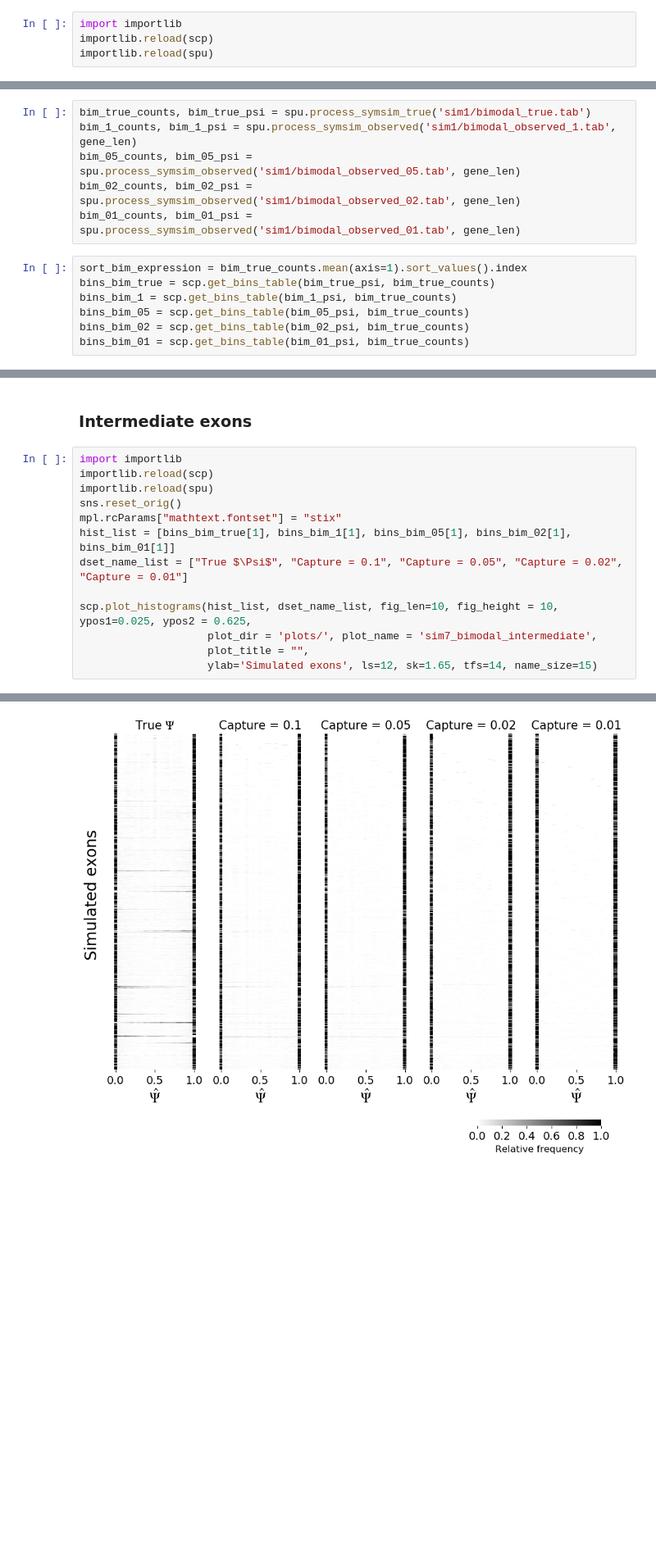
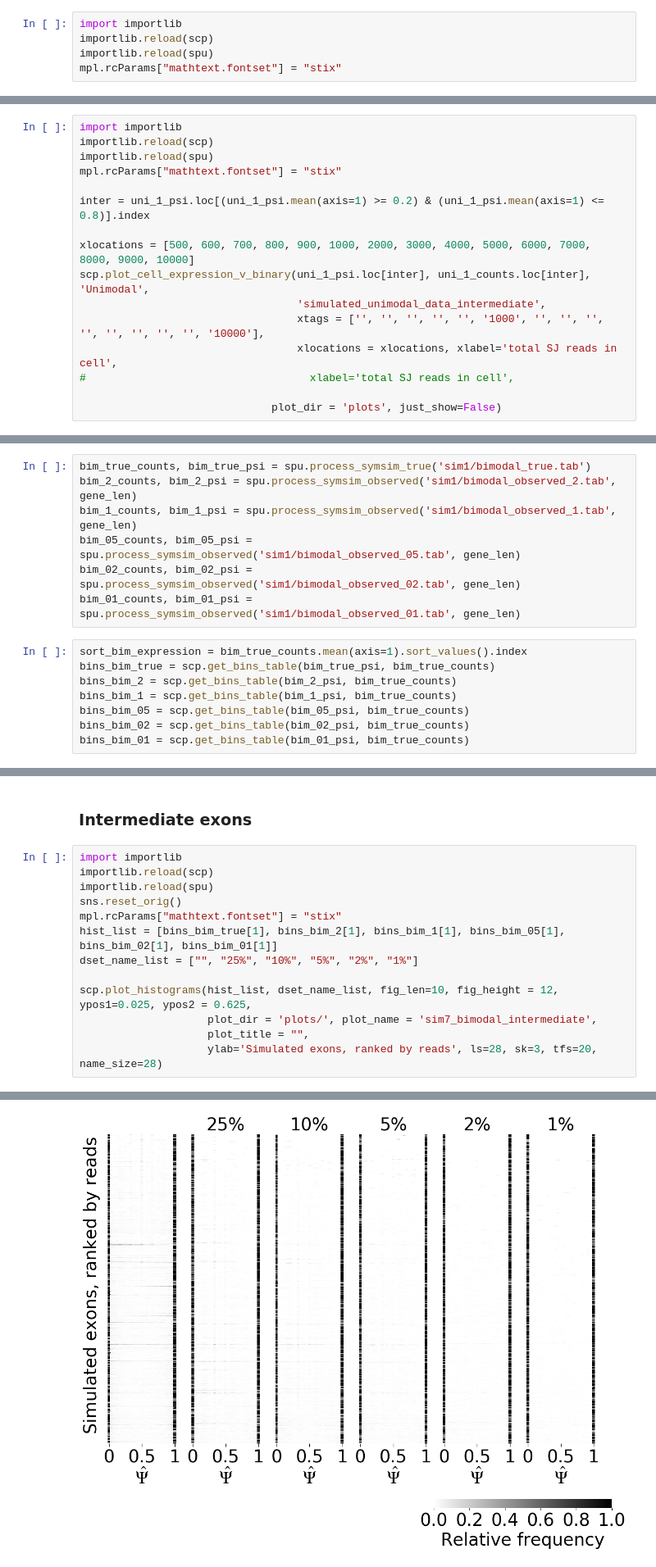
Before and after one commit to lareaulab/sc_binary_splicing, a Jupyter notebook: results/simulations/Simulations.ipynb, the cells around one changed output, grey strips where cells are left out. Shown at 82% size. Drawn from its saved outputs; the diff is of its cells as text; blank space fills up the shorter version.

```diff
--- a/results/simulations/Simulations.ipynb
+++ b/results/simulations/Simulations.ipynb
@@ -26,3 +28,4 @@ mpl.rcParams["mathtext.fontset"] = "stix"
 import importlib
 importlib.reload(scp)
 importlib.reload(spu)
+mpl.rcParams["mathtext.fontset"] = "stix"
@@ -100,0 +125,16 @@ scp.plot_cell_expression_v_binary(uni_1_psi.loc[inter], uni_1_counts.loc[inter],
+# %%
+import importlib
+importlib.reload(scp)
+importlib.reload(spu)
+mpl.rcParams["mathtext.fontset"] = "stix"
+
+inter = uni_1_psi.loc[(uni_1_psi.mean(axis=1) >= 0.2) & (uni_1_psi.mean(axis=1) <= 0.8)].index
+
+xlocations = [500, 600, 700, 800, 900, 1000, 2000, 3000, 4000, 5000, 6000, 7000, 8000, 9000, 10000]
+scp.plot_cell_expression_v_binary(uni_1_psi.loc[inter], uni_1_counts.loc[inter], 'Unimodal',
+                                  'simulated_unimodal_data_intermediate',
+                                  xtags = ['', '', '', '', '', '1000', '', '', '', '', '', '', '', '', '10000'],
+                                  xlocations = xlocations, xlabel='total SJ reads in cell',
+#                                   xlabel='total SJ reads in cell',
+
+                              plot_dir = 'plots', just_show=False)
@@ -124,6 +181,7 @@ plt.show()
 To get the tables in sim1, run the Rscript sim_realistic_data.R
 # %%
 bim_true_counts, bim_true_psi = spu.process_symsim_true('sim1/bimodal_true.tab')
+bim_2_counts, bim_2_psi = spu.process_symsim_observed('sim1/bimodal_observed_2.tab', gene_len)
 bim_1_counts, bim_1_psi = spu.process_symsim_observed('sim1/bimodal_observed_1.tab', gene_len)
 bim_05_counts, bim_05_psi = spu.process_symsim_observed('sim1/bimodal_observed_05.tab', gene_len)
 bim_02_counts, bim_02_psi = spu.process_symsim_observed('sim1/bimodal_observed_02.tab', gene_len)
@@ -131,6 +189,7 @@ bim_01_counts, bim_01_psi = spu.process_symsim_observed('sim1/bimodal_observed_0
 # %%
 sort_bim_expression = bim_true_counts.mean(axis=1).sort_values().index
 bins_bim_true = scp.get_bins_table(bim_true_psi, bim_true_counts)
+bins_bim_2 = scp.get_bins_table(bim_2_psi, bim_true_counts)
 bins_bim_1 = scp.get_bins_table(bim_1_psi, bim_true_counts)
 bins_bim_05 = scp.get_bins_table(bim_05_psi, bim_true_counts)
 bins_bim_02 = scp.get_bins_table(bim_02_psi, bim_true_counts)
@@ -160,11 +228,11 @@ importlib.reload(scp)
 importlib.reload(spu)
 sns.reset_orig()
 mpl.rcParams["mathtext.fontset"] = "stix"
-hist_list = [bins_bim_true[1], bins_bim_1[1], bins_bim_05[1], bins_bim_02[1], bins_bim_01[1]]
-dset_name_list = ["True $\Psi$", "Capture = 0.1", "Capture = 0.05", "Capture = 0.02", "Capture = 0.01"]
+hist_list = [bins_bim_true[1], bins_bim_2[1], bins_bim_1[1], bins_bim_05[1], bins_bim_02[1], bins_bim_01[1]]
+dset_name_list = ["", "25%", "10%", "5%", "2%", "1%"]
 
-scp.plot_histograms(hist_list, dset_name_list, fig_len=10, fig_height = 10, ypos1=0.025, ypos2 = 0.625,
+scp.plot_histograms(hist_list, dset_name_list, fig_len=10, fig_height = 12, ypos1=0.025, ypos2 = 0.625,
                     plot_dir = 'plots/', plot_name = 'sim7_bimodal_intermediate',
                     plot_title = "",
-                    ylab='Simulated exons', ls=12, sk=1.65, tfs=14, name_size=15)
+                    ylab='Simulated exons, ranked by reads', ls=28, sk=3, tfs=20, name_size=28)
 # %% [output]
@@ -171,3 +249,3 @@ scp.plot_histograms(hist_list, dset_name_list, fig_len=10, fig_height = 10, ypos
-[figure, old version]
+[figure, new version]
 # %%
 inter = uni_1_psi.loc[(bim_1_psi.mean(axis=1) >= 0.2) & (bim_1_psi.mean(axis=1) <= 0.8)].index
```
Also changed, not shown: parts of 14 cells of this notebook, 14 other files.
